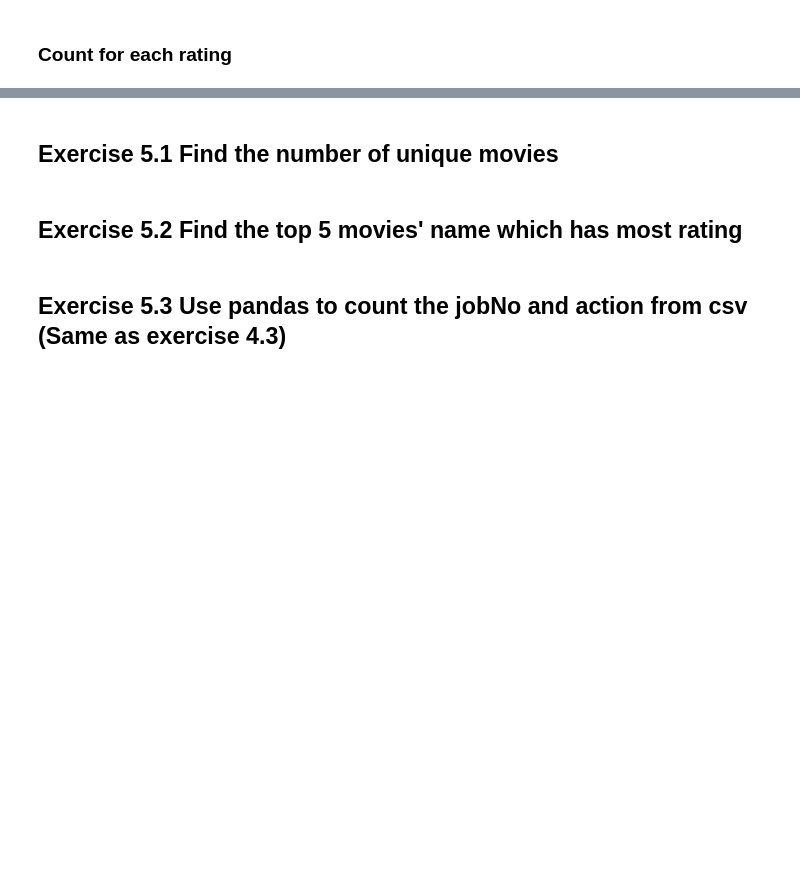
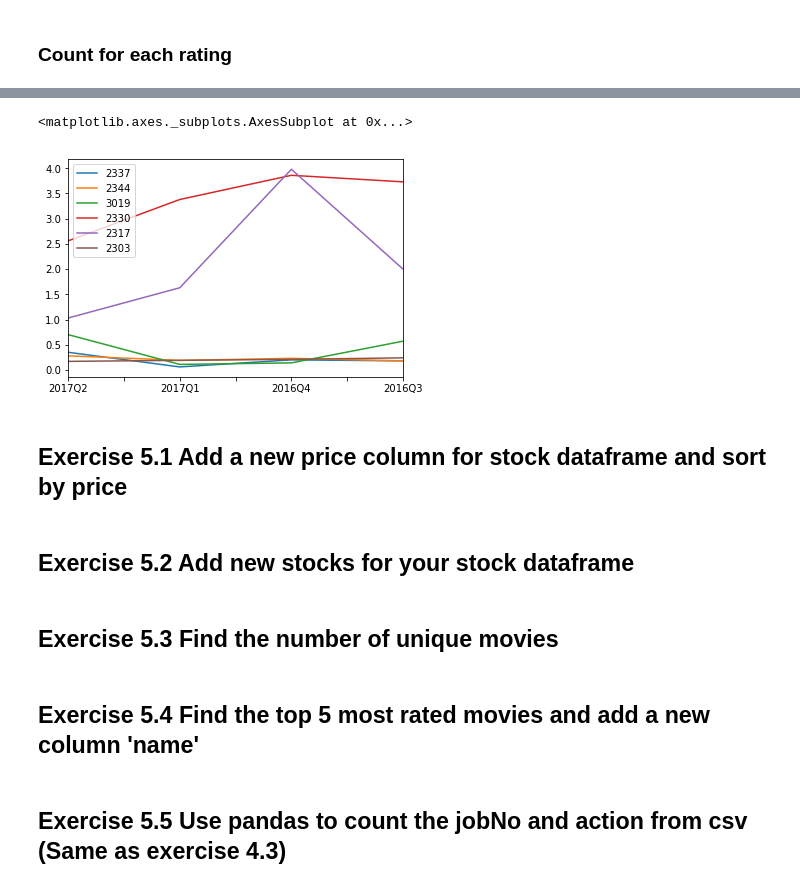
Before and after one commit to ifengc/python-tutorials, a Jupyter notebook: notebooks/05_intro_of_pandas.ipynb, the cells around one changed output, grey strips where cells are left out. Saved outputs shown, nothing was run; the diff lists cells and outputs as text; code cells hidden in the pictures; blank space fills up the shorter version.

```diff
--- a/notebooks/05_intro_of_pandas.ipynb
+++ b/notebooks/05_intro_of_pandas.ipynb
@@ -70,6 +380,15 @@ ratings.rating.value_counts()
+# %%
+df.plot()
+# %% [output]
+<matplotlib.axes._subplots.AxesSubplot at 0x...>
+[figure, added]
+# %% [markdown]
+## Exercise 5.1 Add a new price column for stock dataframe and sort by price
+# %% [markdown]
+## Exercise 5.2 Add new stocks for your stock dataframe
 # %% [markdown]
-## Exercise 5.1 Find the number of unique movies
+## Exercise 5.3 Find the number of unique movies
 # %% [markdown]
-## Exercise 5.2 Find the top 5 movies' name which has most rating
+## Exercise 5.4 Find the top 5 most rated movies and add a new column 'name'
 # %% [markdown]
-## Exercise 5.3 Use pandas to count the jobNo and action from csv (Same as exercise 4.3)
+## Exercise 5.5 Use pandas to count the jobNo and action from csv (Same as exercise 4.3)
```
Also changed, not shown: parts of 54 cells of this notebook.
